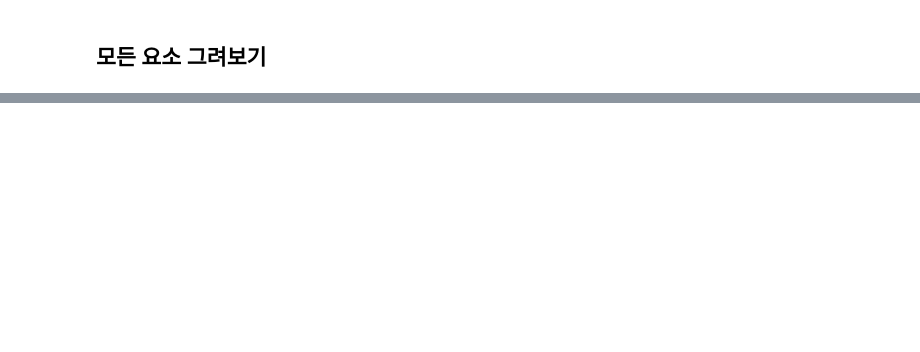
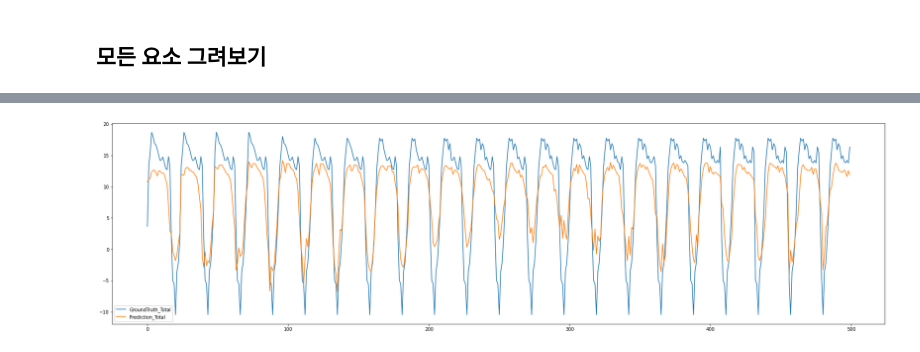
Before and after one commit to K-107/exercise, a Jupyter notebook: Informer.ipynb, the cells around one changed output, grey strips where cells are left out. Saved outputs shown, nothing was run; the diff lists cells and outputs as text; code cells hidden in the pictures; blank space fills up the shorter version.

```diff
--- a/Informer.ipynb
+++ b/Informer.ipynb
@@ -207,0 +209,11 @@ array([[11.023375 , 10.358292 , 11.312194 , ...,  9.125521 ,  9.3131   ,
+# %%
+preds_total = preds[:,:,0].reshape(-1)
+trues_total = trues[:,:,0].reshape(-1)
+
+plt.figure(figsize=(30,8))
+plt.plot(trues_total[:500], label='GroundTruth_Total')
+plt.plot(preds_total[:500], label='Prediction_Total')
+plt.legend()
+plt.show()
+# %% [output]
+[figure, added]
```
Also changed, not shown: parts of 46 cells of this notebook.
